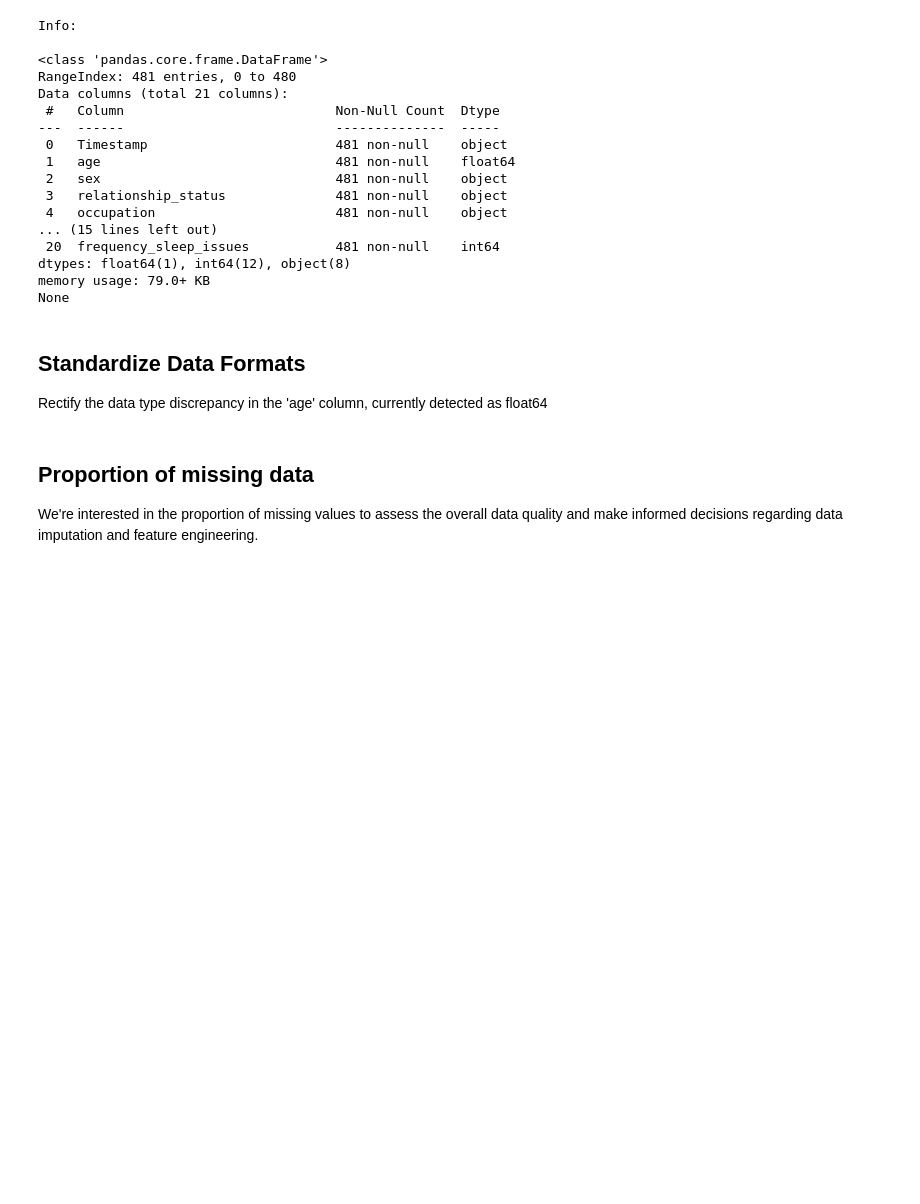
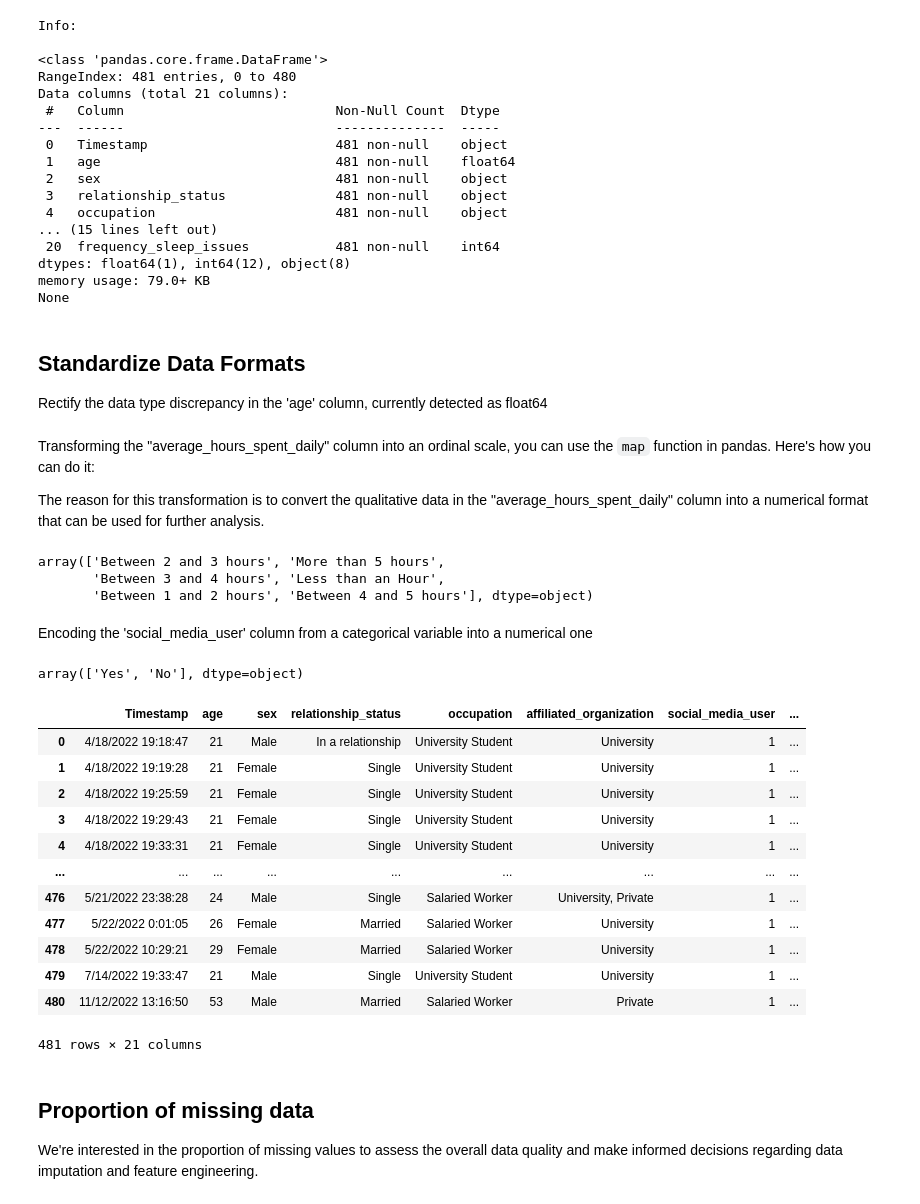
Before and after one commit to ReDI-Data-Analytics-2023/final-project, a Jupyter notebook: giorgiafaedda.ipynb, the cells around one changed output. Saved outputs shown, nothing was run; the diff lists cells and outputs as text; code cells hidden in the pictures; blank space fills up the shorter version.

Commit message:
Handle outliers and standardise data

```diff
--- a/giorgiafaedda.ipynb
+++ b/giorgiafaedda.ipynb
@@ -246,3 +246,13 @@ Rectify the data type discrepancy in the 'age' column, currently detected as flo
 # %%
 # Convert the 'age' column to integer
 df['age'] = df['age'].astype(int)
+# %% [markdown]
+Transforming the "average_hours_spent_daily" column into an ordinal scale, you can use the `map` function in pandas. Here's how you can do it:
+
+The reason for this transformation is to convert the qualitative data in the "average_hours_spent_daily" column into a numerical format that can be used for further analysis.
+# %%
+df['average_hours_spent_daily'].unique()
+# %% [output]
+array(['Between 2 and 3 hours', 'More than 5 hours',
+       'Between 3 and 4 hours', 'Less than an Hour',
+       'Between 1 and 2 hours', 'Between 4 and 5 hours'], dtype=object)
@@ -249,3 +270,25 @@ df['age'] = df['age'].astype(int)
+# %% [markdown]
+Encoding the 'social_media_user' column from a categorical variable into a numerical one
+# %%
+df['social_media_user'].unique()
+# %% [output]
+array(['Yes', 'No'], dtype=object)
+# %%
+df['social_media_user'] = df['social_media_user'].map({'No': 0, 'Yes': 1})
+# %% [output]
+|  | Timestamp | age | sex | relationship_status | occupation | affiliated_organization | social_media_user | ... |
+| 0 | 4/18/2022 19:18:47 | 21 | Male | In a relationship | University Student | University | 1 | ... |
+| 1 | 4/18/2022 19:19:28 | 21 | Female | Single | University Student | University | 1 | ... |
+| 2 | 4/18/2022 19:25:59 | 21 | Female | Single | University Student | University | 1 | ... |
+| 3 | 4/18/2022 19:29:43 | 21 | Female | Single | University Student | University | 1 | ... |
+| 4 | 4/18/2022 19:33:31 | 21 | Female | Single | University Student | University | 1 | ... |
+| ... | ... | ... | ... | ... | ... | ... | ... | ... |
+| 476 | 5/21/2022 23:38:28 | 24 | Male | Single | Salaried Worker | University, Private | 1 | ... |
+| 477 | 5/22/2022 0:01:05 | 26 | Female | Married | Salaried Worker | University | 1 | ... |
+| 478 | 5/22/2022 10:29:21 | 29 | Female | Married | Salaried Worker | University | 1 | ... |
+| 479 | 7/14/2022 19:33:47 | 21 | Male | Single | University Student | University | 1 | ... |
+| 480 | 11/12/2022 13:16:50 | 53 | Male | Married | Salaried Worker | Private | 1 | ... |
+481 rows × 21 columns
 # %% [markdown]
 ## Proportion of missing data
 We're interested in the proportion of missing values to assess the overall data quality and make informed decisions regarding data imputation and feature engineering.
```
Also changed, not shown: parts of 4 cells of this notebook.
